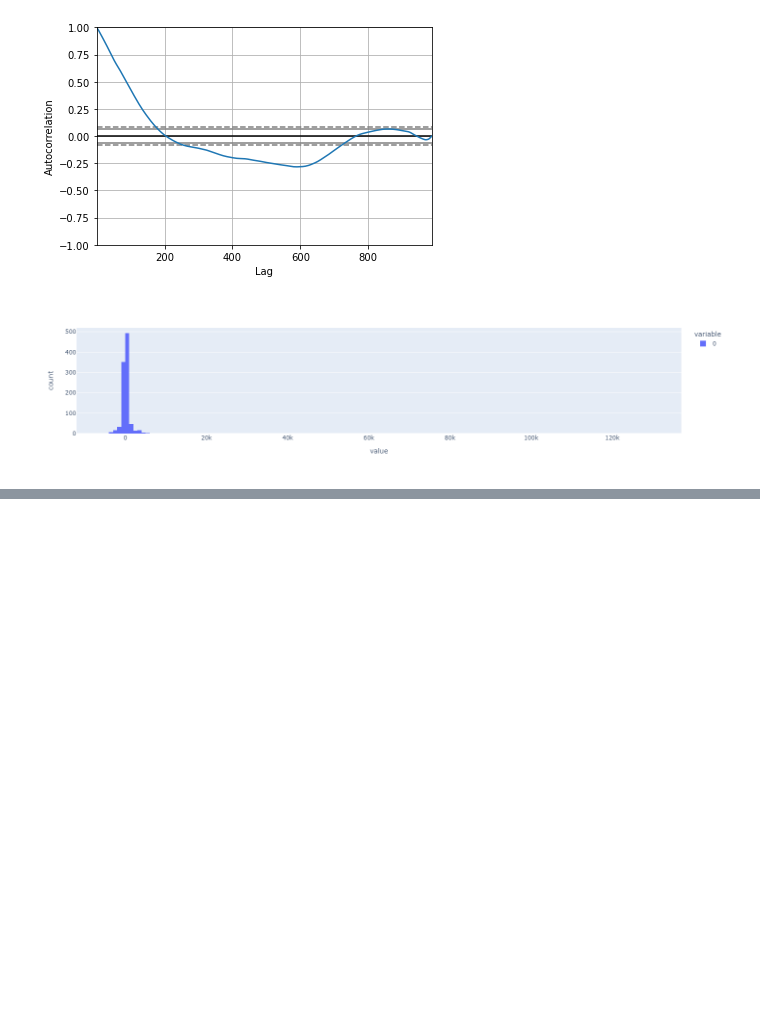
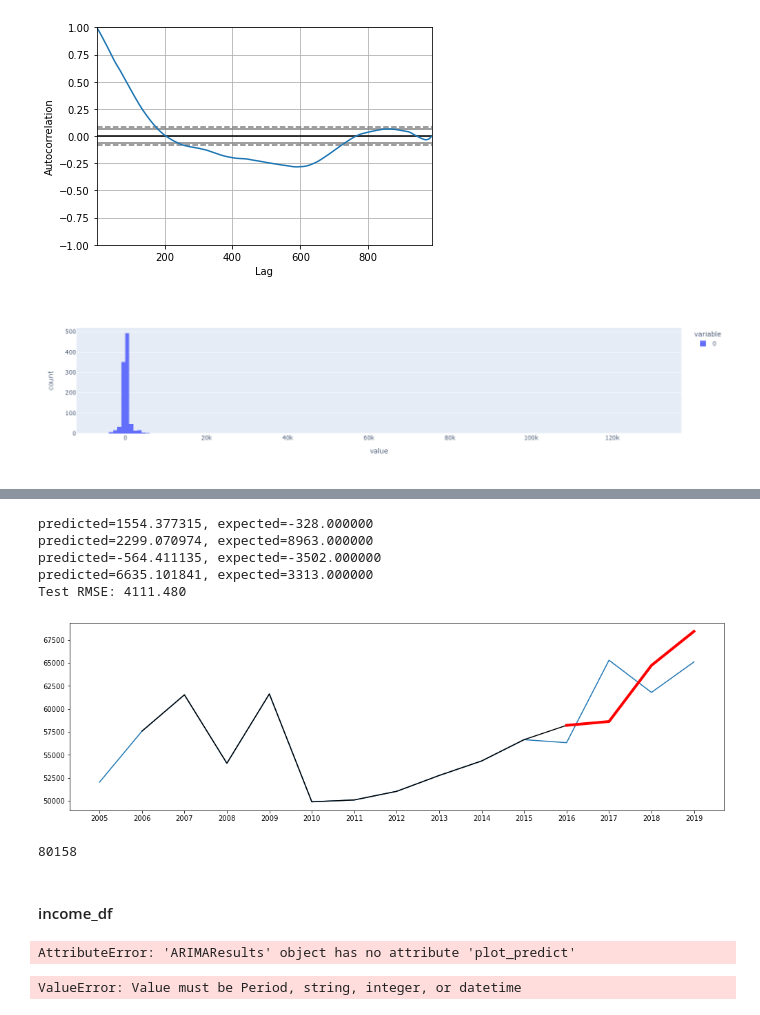
Before and after one commit to jedc4xer/arctic_analysts_capstone, a Jupyter notebook: code/ml_models/arima_model.ipynb, the cells around one changed output, grey strips where cells are left out. Saved outputs shown, nothing was run; the diff lists cells and outputs as text; code cells hidden in the pictures; blank space fills up the shorter version.

Commit message:
Updating Dashboard and ML Models

```diff
--- a/code/ml_models/arima_model.ipynb
+++ b/code/ml_models/arima_model.ipynb
@@ -342,0 +514,6 @@ Maximum Likelihood optimization failed to converge. Check mle_retvals
+# %%
+# Convert dataframe to series for model
+series = income_df[['first_diff_med_income']].squeeze()
+
+a_model = ARIMA(series.dropna(), order = (2,1,0))
+model_fit = a_model.fit()
@@ -342,0 +574,64 @@ Maximum Likelihood optimization failed to converge. Check mle_retvals
+# %%
+# Create Prediction Dataframe
+pred_df = pd.DataFrame(zip(dates, predictions), columns = ['date','Predictions'])
+pred_df = pred_df.set_index('date')
+
+# Convert y_train to dataframe from series
+y_train = y_train.reset_index()
+y_train.set_index('Year', inplace = True)
+y_train.rename(columns = {'first_diff_med_income': 'train_set'}, inplace = True)
+
+# Coerce Indexes
+y_train.index = y_train.index.astype('str')
+pred_df.index = pred_df.index.astype('str')
+income_df.index = income_df.index.astype('str')
+
+# Combine DataFrames
+combined_df = pd.merge(income_df, pred_df, left_index = True, right_index = True, how = 'outer')
+combined_df = pd.merge(combined_df, y_train.dropna(), left_index = True, right_index = True, how = 'outer')
+combined_df['Predictions'] = combined_df.Predictions.shift(-1)
+combined_df['train_set'] = combined_df.train_set.shift(-1)
+
+def add_rows(target, train, pred):
+    if str(train) == 'nan':
+        return target + pred
+    else:
+        return target + train
+
+combined_df['converted'] = combined_df.apply(lambda row: add_rows(row.MedianIncome, row.train_set, row.Predictions), axis = 1)
+
+combined_df['Predictions'] = combined_df['Predictions'] + combined_df['MedianIncome']
+combined_df['converted'] = combined_df['converted'].shift(1)
+combined_df['Predictions'] = combined_df.Predictions.shift(1)
+combined_df['train_set'] = combined_df.train_set.shift(1)
+
+fig = plt.figure(figsize = (17,5))
+
+plt.plot(combined_df['MedianIncome'])
+plt.plot(combined_df['converted'], color = 'black')
+plt.plot(combined_df['Predictions'], color = 'red', linewidth = 4)
+plt.show()
+# %% [output]
+predicted=1554.377315, expected=-328.000000
+predicted=2299.070974, expected=8963.000000
+predicted=-564.411135, expected=-3502.000000
+predicted=6635.101841, expected=3313.000000
+Test RMSE: 4111.480
+[figure, added]
+# %%
+79122+1036
+# %% [output]
+80158
+# %% [markdown]
+#### income_df
+# %%
+model_fit.plot_predict(dynamic=False)
+plt.show()
+# %% [output]
+AttributeError: 'ARIMAResults' object has no attribute 'plot_predict'
+# %%
+# Add a lag
+predictions = model_fit.predict(y_train)
+predictions
+# %% [output]
+ValueError: Value must be Period, string, integer, or datetime
```
Also changed, not shown: parts of 18 cells of this notebook, 16 other files.
